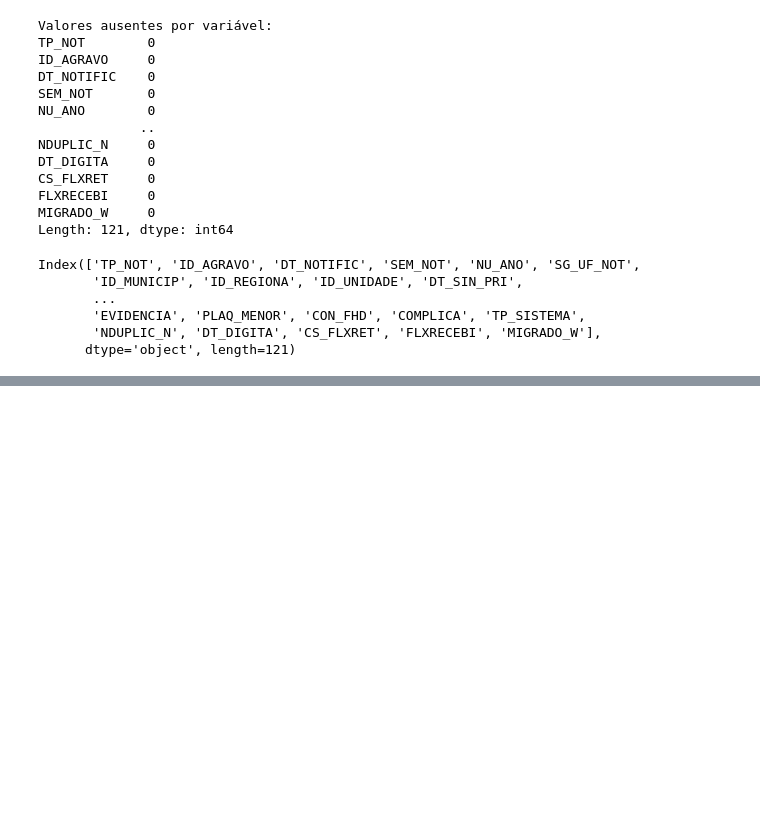
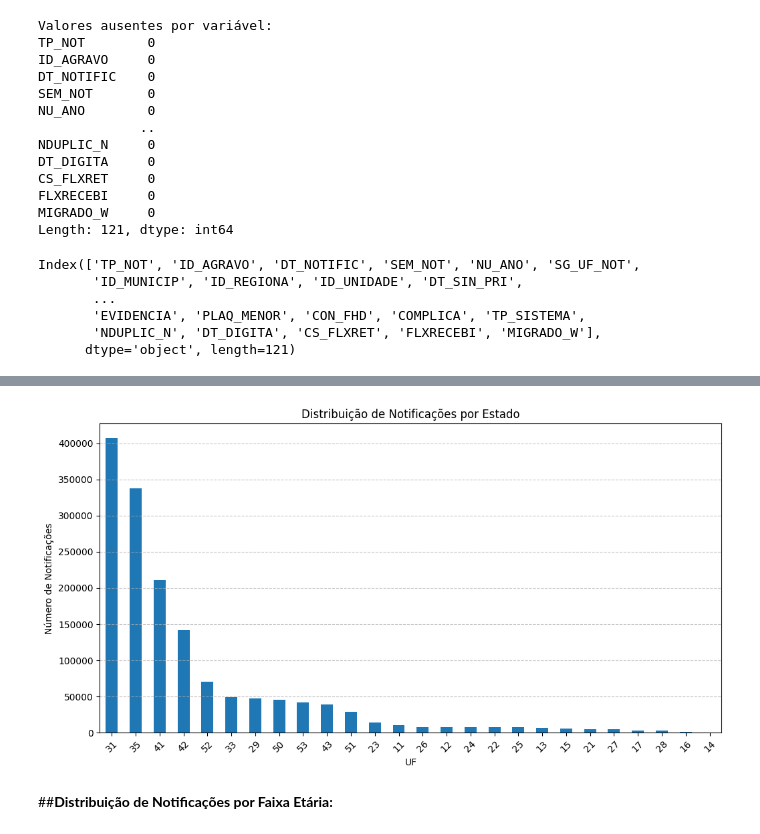
Before and after one commit to Santiagoguii/Big-data, a Jupyter notebook: Dengue2023/Dengue2023.ipynb, the cells around one changed output, grey strips where cells are left out. Drawn from its saved outputs; the diff is of its cells as text; code cells hidden in the pictures; blank space fills up the shorter version.

```diff
--- a/Dengue2023/Dengue2023.ipynb
+++ b/Dengue2023/Dengue2023.ipynb
@@ -119,0 +355,2 @@ Index(['TP_NOT', 'ID_AGRAVO', 'DT_NOTIFIC', 'SEM_NOT', 'NU_ANO', 'SG_UF_NOT',
+# %%
+notificacoes_por_uf = df_dengue['SG_UF_NOT'].value_counts()
@@ -119,0 +378,13 @@ Index(['TP_NOT', 'ID_AGRAVO', 'DT_NOTIFIC', 'SEM_NOT', 'NU_ANO', 'SG_UF_NOT',
+# %%
+plt.figure(figsize=(12, 6))
+notificacoes_por_uf.plot(kind='bar')
+plt.title('Distribuição de Notificações por Estado')
+plt.xlabel('UF')
+plt.ylabel('Número de Notificações')
+plt.xticks(rotation=45)
+plt.grid(axis='y', linestyle='--', alpha=0.7)
+plt.show()
+# %% [output]
+[figure, added]
+# %% [markdown]
+##**Distribuição de Notificações por Faixa Etária:**
```
Also changed, not shown: parts of 25 cells of this notebook.
